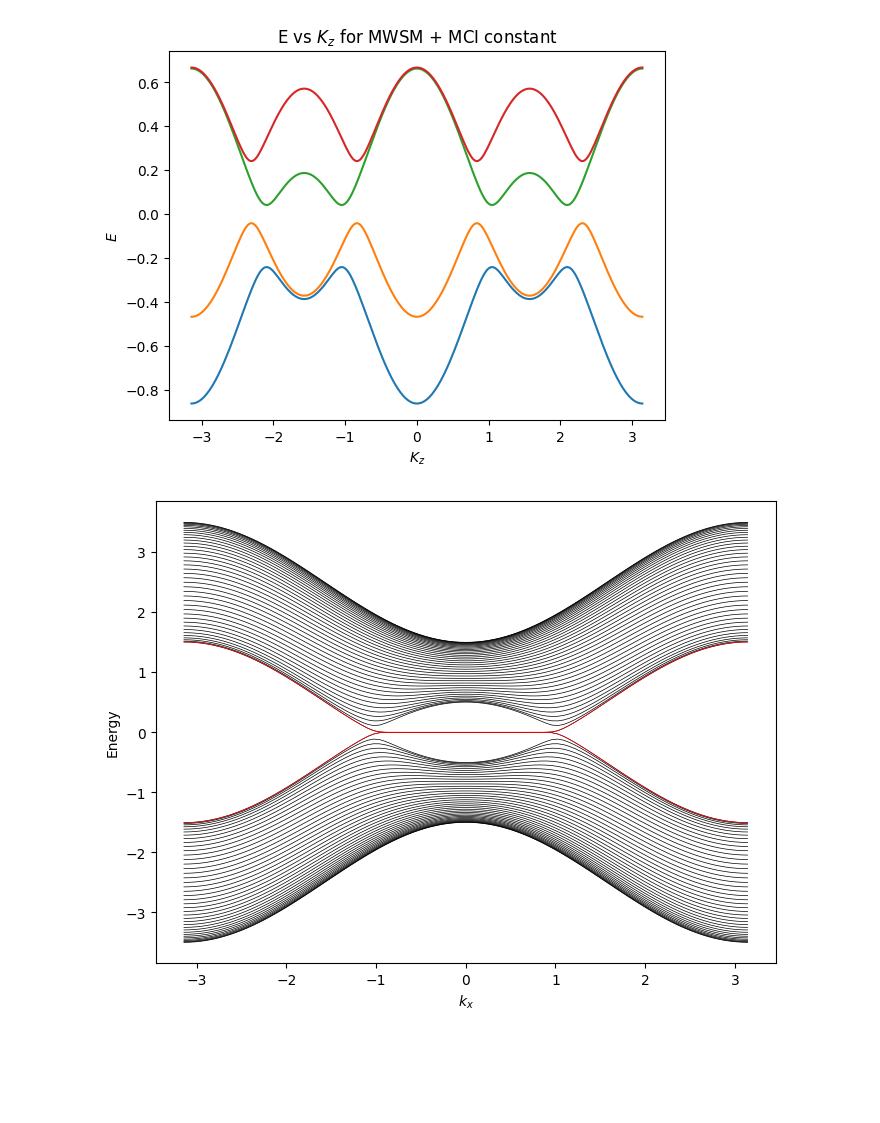
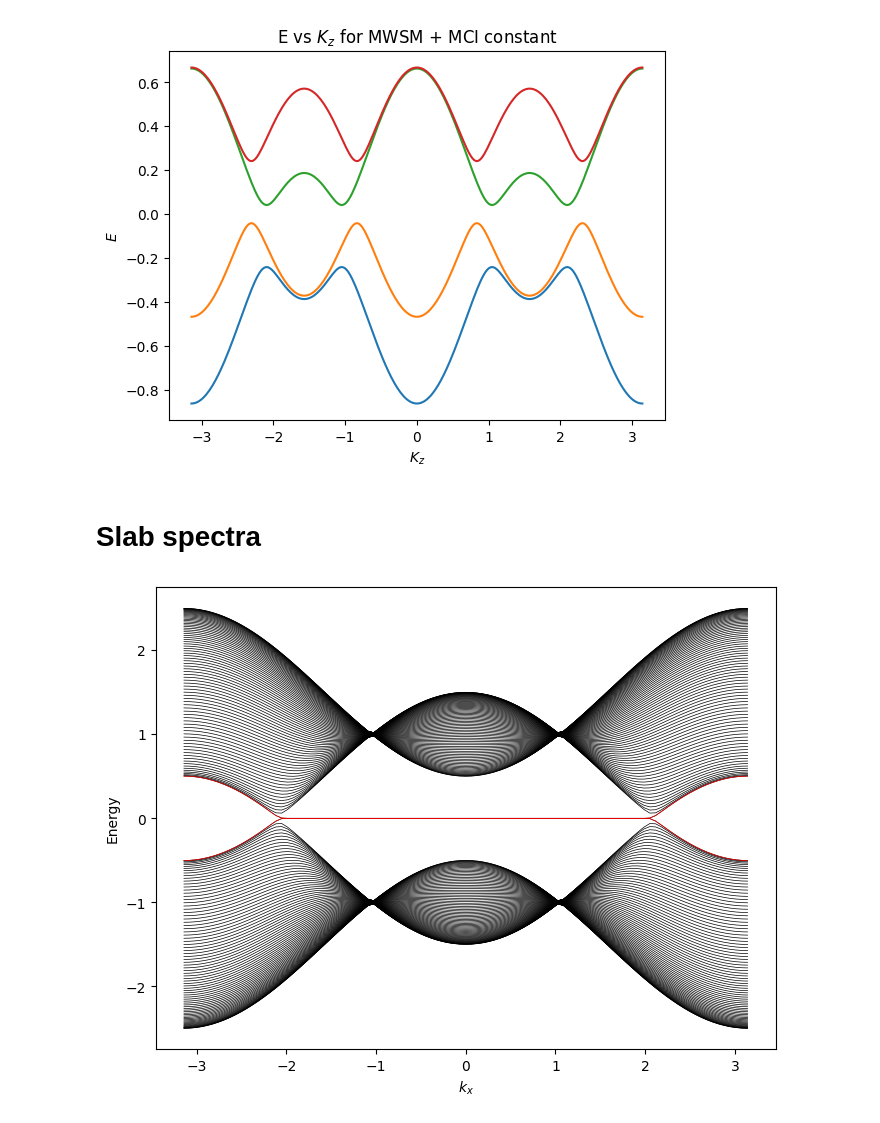
Before and after one commit to gehadibany/topological-phases, a Jupyter notebook: MTSM.ipynb, the cells around one changed output. Saved outputs shown, nothing was run; the diff lists cells and outputs as text; code cells hidden in the pictures; blank space fills up the shorter version.

```diff
--- a/MTSM.ipynb
+++ b/MTSM.ipynb
@@ -77,17 +83,19 @@ plt.show ()
 [figure]
 [figure]
 [figure]
+# %% [markdown]
+# Slab spectra
 # %%
 mp = 0.1
 tp = 0
 
-g1 = 0.5
-g2 = -0.5
+g1 = -0.5
+g2 = 0.5
 
 t_matrix = np.array ([[1,1],[1,1],[1,1]],dtype=complex)
 
 #OBC in x direction
-L = 40
+L = 80
 kzs = np.linspace(-np.pi,np.pi, 99)
 ky = 0
 
@@ -97,34 +105,34 @@ P1_eigvals_oc_vs_kz = []
 for kz in kzs:
     H_P10 = t_matrix[1][0]*np.sin(ky)*tau_y+t_matrix[2][0]*(2+g1-np.cos(ky)-np.cos(kz))*tau_z
     V_P10 = t_matrix[0][0]*(-1j/2)*tau_x+t_matrix[2][0]*(1/2)*tau_z
 
     HP1_open = np.zeros((2*L, 2*L), dtype=complex)
     for i in range(L):
         HP1_open[2*i:2*i+2, 2*i:2*i+2] = H_P10
         if i < L - 1:
             HP1_open[2*i:2*i+2, 2*(i+1):2*(i+1)+2] = V_P10
             HP1_open[2*(i+1):2*(i+1)+2, 2*i:2*i+2] = V_P10.conj().T
 
     P1_eigenvals_oc = np.linalg.eigvalsh(HP1_open)
     P1_eigvals_oc_vs_kz.append(P1_eigenvals_oc)
 
 
 P1_eigvals_oc_vs_kz = np.array(P1_eigvals_oc_vs_kz).T
 
 #Plot
 plt.figure(figsize=(8,6))
 for band in P1_eigvals_oc_vs_kz:
     plt.plot(kzs, band, color='black', linewidth=0.5)
 
 mid = L
 for b in [mid-1, mid]:
     plt.plot(kzs, P1_eigvals_oc_vs_kz[b], color='red', linewidth =0.5)
 
 plt.xlabel('$k_x$')
 plt.ylabel('Energy')
 plt.show()
 # %% [output]
-[figure, old version]
+[figure, new version]
 # %%
 # Parameters
 mp = 0.1
```
Also changed, not shown: parts of 19 cells of this notebook.
